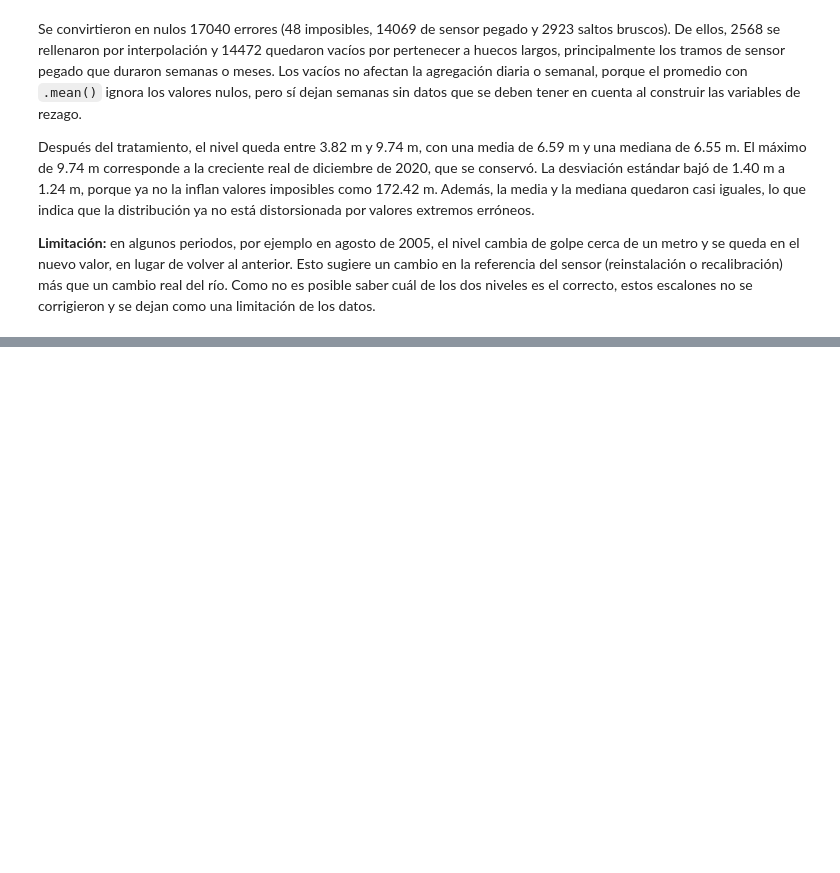
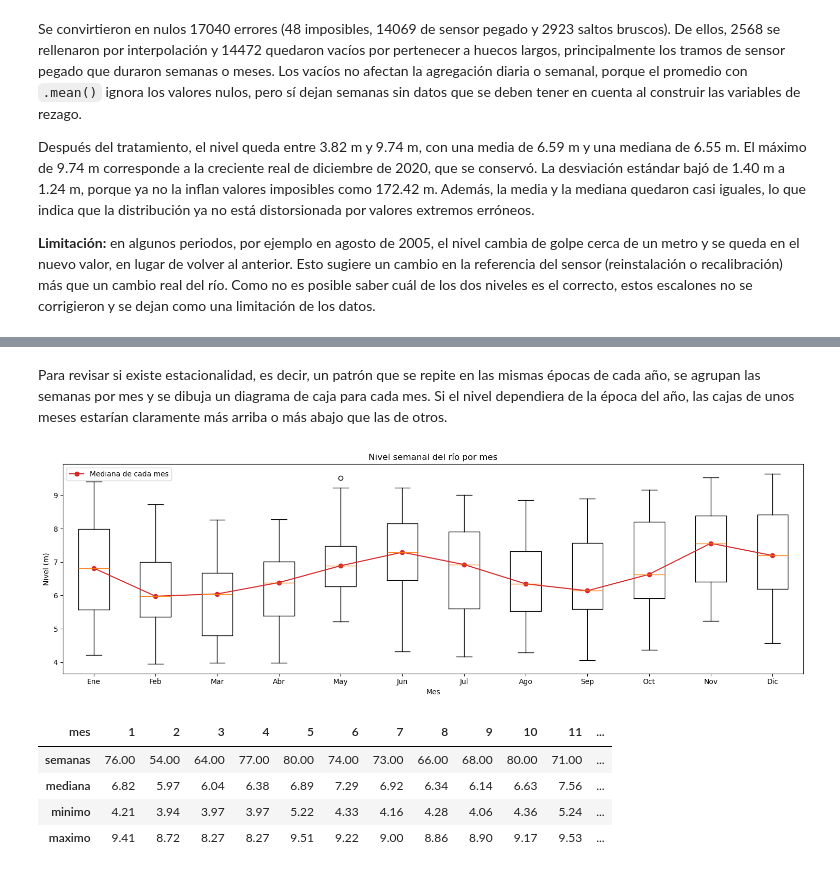
Before and after one commit to AlfonsoMSDL/Proyecto-Aprendizaje-Supervizado-IA, a Jupyter notebook: PromedioNivelMax.ipynb, the cells around one changed output, grey strips where cells are left out. Drawn from its saved outputs; the diff is of its cells as text; code cells hidden in the pictures; blank space fills up the shorter version.

```diff
--- a/PromedioNivelMax.ipynb
+++ b/PromedioNivelMax.ipynb
@@ -853,0 +984,27 @@ La línea azul oscura (promedio semanal) filtra eficazmente el ruido telemático
+# %% [markdown]
+Para revisar si existe estacionalidad, es decir, un patrón que se repite en las mismas épocas de cada año, se agrupan las semanas por mes y se dibuja un diagrama de caja para cada mes. Si el nivel dependiera de la época del año, las cajas de unos meses estarían claramente más arriba o más abajo que las de otros.
+# %%
+semanas = df_semanal.dropna().to_frame("nivel")
+semanas["mes"] = semanas.index.month
+meses = ["Ene", "Feb", "Mar", "Abr", "May", "Jun", "Jul", "Ago", "Sep", "Oct", "Nov", "Dic"]
+datos_por_mes = [semanas.loc[semanas["mes"] == m, "nivel"] for m in range(1, 13)]
+
+fig, ax = plt.subplots(figsize=(15, 5))
+ax.boxplot(datos_por_mes)
+ax.set_xticklabels(meses)
+ax.plot(range(1, 13), [d.median() for d in datos_por_mes], color="#d62728", marker="o", label="Mediana de cada mes")
+ax.set_title("Nivel semanal del río por mes")
+ax.set_xlabel("Mes")
+ax.set_ylabel("Nivel (m)")
+ax.legend()
+plt.tight_layout()
+plt.show()
+
+display(semanas.groupby("mes")["nivel"].agg(semanas="size", mediana="median", minimo="min", maximo="max").round(2).T)
+# %% [output]
+[figure, added]
+| mes | 1 | 2 | 3 | 4 | 5 | 6 | 7 | 8 | 9 | 10 | 11 | ... |
+| semanas | 76.00 | 54.00 | 64.00 | 77.00 | 80.00 | 74.00 | 73.00 | 66.00 | 68.00 | 80.00 | 71.00 | ... |
+| mediana | 6.82 | 5.97 | 6.04 | 6.38 | 6.89 | 7.29 | 6.92 | 6.34 | 6.14 | 6.63 | 7.56 | ... |
+| minimo | 4.21 | 3.94 | 3.97 | 3.97 | 5.22 | 4.33 | 4.16 | 4.28 | 4.06 | 4.36 | 5.24 | ... |
+| maximo | 9.41 | 8.72 | 8.27 | 8.27 | 9.51 | 9.22 | 9.00 | 8.86 | 8.90 | 9.17 | 9.53 | ... |
```
Also changed, not shown: parts of 21 cells of this notebook.
